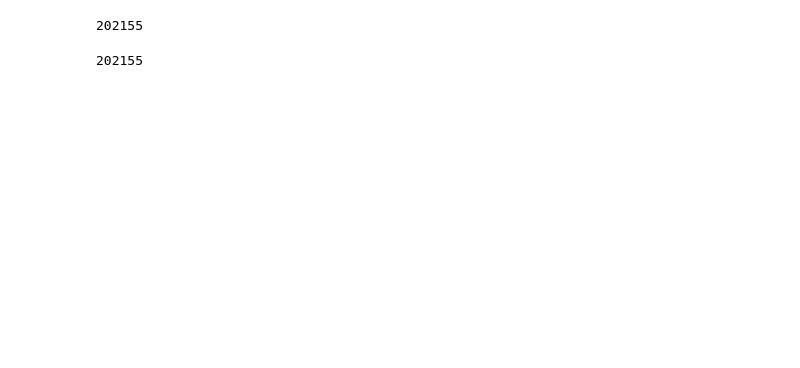
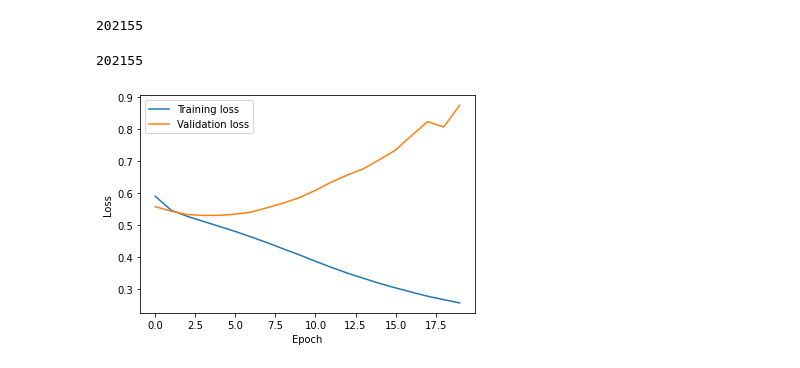
Before and after one commit to TanmayPK/CS6140-Project, a Jupyter notebook: Sarcasm_Detection.ipynb, the cells around one changed output. Drawn from its saved outputs; the diff is of its cells as text; code cells hidden in the pictures; blank space fills up the shorter version.

Commit message:
Updated epochs for LSTM

```diff
--- a/Sarcasm_Detection.ipynb
+++ b/Sarcasm_Detection.ipynb
@@ -723,7 +723,7 @@ class LSTM(nn.Module):
 vocab_size = len(glove_vocab)
 hidden_units = 128
 num_layers = 2
-learning_rate = 0.01
+learning_rate = 0.001
 epochs = 10
 # %%
 LSTMModel = LSTM(hidden_units, num_layers, vocab_size).to(device)
@@ -745,7 +745,7 @@ def train_lstm(model, epochs):
     #model.train()
     train_losses = []
     valid_losses = []
-
+    minval = math.inf
 
     for epoch in range(epochs):
         t_loss = 0
@@ -762,14 +762,15 @@ def train_lstm(model, epochs):
             t_loss += loss.item()
             optimizer.zero_grad()
             loss.backward()
+            nn.utils.clip_grad_norm_(model.parameters(), 5)
             optimizer.step()
             #print("One batch done")
 
         model.eval()
         for sequence, label in valloader_lstm:
 
-            sequence.to(device)
-            label.to(device)
+            sequence = sequence.to(device)
+            label = label.to(device)
 
             output = model(sequence)
             loss = loss_fn(output.squeeze(), label)
@@ -780,8 +781,11 @@ def train_lstm(model, epochs):
         valid_losses.append(v_loss/len(valloader_lstm))
 
         print("Epoch ", (epoch+1), " Train loss: ", t_loss/len(trainloader_lstm), " Validation loss: ", v_loss/len(valloader_lstm))
+        if v_loss <= minval:
+          torch.save(model.state_dict(), 'lstmmodel.pt')
+          minval = v_loss
 
     return train_losses, valid_losses
 # %%
-lstm_t_losses, lstm_v_losses = train_lstm(LSTMModel, 5)
+lstm_t_losses, lstm_v_losses = train_lstm(LSTMModel, 20)
 # %% [output]
@@ -827,0 +872,9 @@ len(y_test)
+# %%
+plt.plot(lstm_t_losses, label = "Training loss")
+plt.plot(lstm_v_losses, label = "Validation loss")
+plt.legend()
+plt.xlabel("Epoch")
+plt.ylabel("Loss")
+plt.show()
+# %% [output]
+[figure, added]
```
Also changed, not shown: parts of 11 cells of this notebook.
